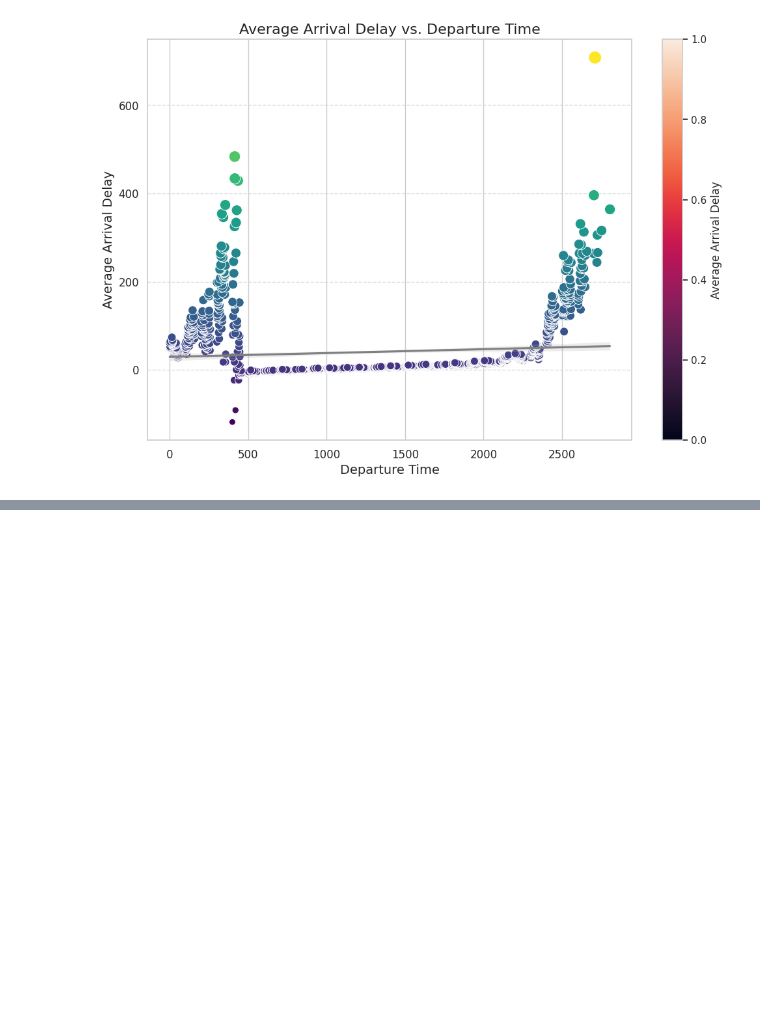
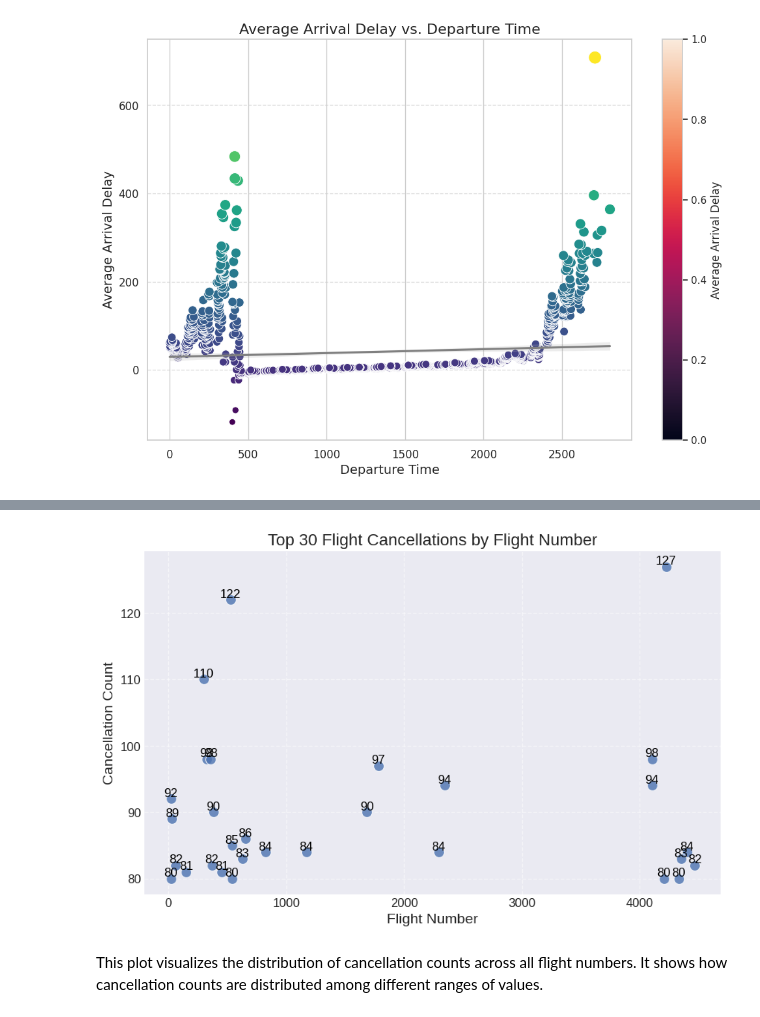
Before and after one commit to DianaKahar/Data_Management2, a Jupyter notebook: P137263_Assignment2.ipynb, the cells around one changed output, grey strips where cells are left out. Drawn from its saved outputs; the diff is of its cells as text; code cells hidden in the pictures; blank space fills up the shorter version.

```diff
--- a/P137263_Assignment2.ipynb
+++ b/P137263_Assignment2.ipynb
@@ -290,0 +301,23 @@ plt.show()
+# %%
+plt.style.use('seaborn-darkgrid')
+
+top_30 = most_frequent_delay.sort_values(by='cancellation_count', ascending=False).head(30)
+
+plt.figure(figsize=(10, 6))
+sns.scatterplot(x='flightnum', y='cancellation_count', data=top_30, s=100, alpha=0.8, palette='viridis')
+
+plt.title('Top 30 Flight Cancellations by Flight Number', fontsize=16)
+plt.xlabel('Flight Number', fontsize=14)
+plt.ylabel('Cancellation Count', fontsize=14)
+plt.xticks(fontsize=12)
+plt.yticks(fontsize=12)
+plt.grid(True, linestyle='--', alpha=0.5)
+
+for index, row in top_30.iterrows():
+    plt.text(row.flightnum, row.cancellation_count, f"{row.cancellation_count}", color='black', ha="center", va="bottom")
+
+plt.show()
+# %% [output]
+[figure, added]
+# %% [markdown]
+This plot visualizes the distribution of cancellation counts across all flight numbers. It shows how cancellation counts are distributed among different ranges of values.
```
Also changed, not shown: parts of 2 cells of this notebook.
